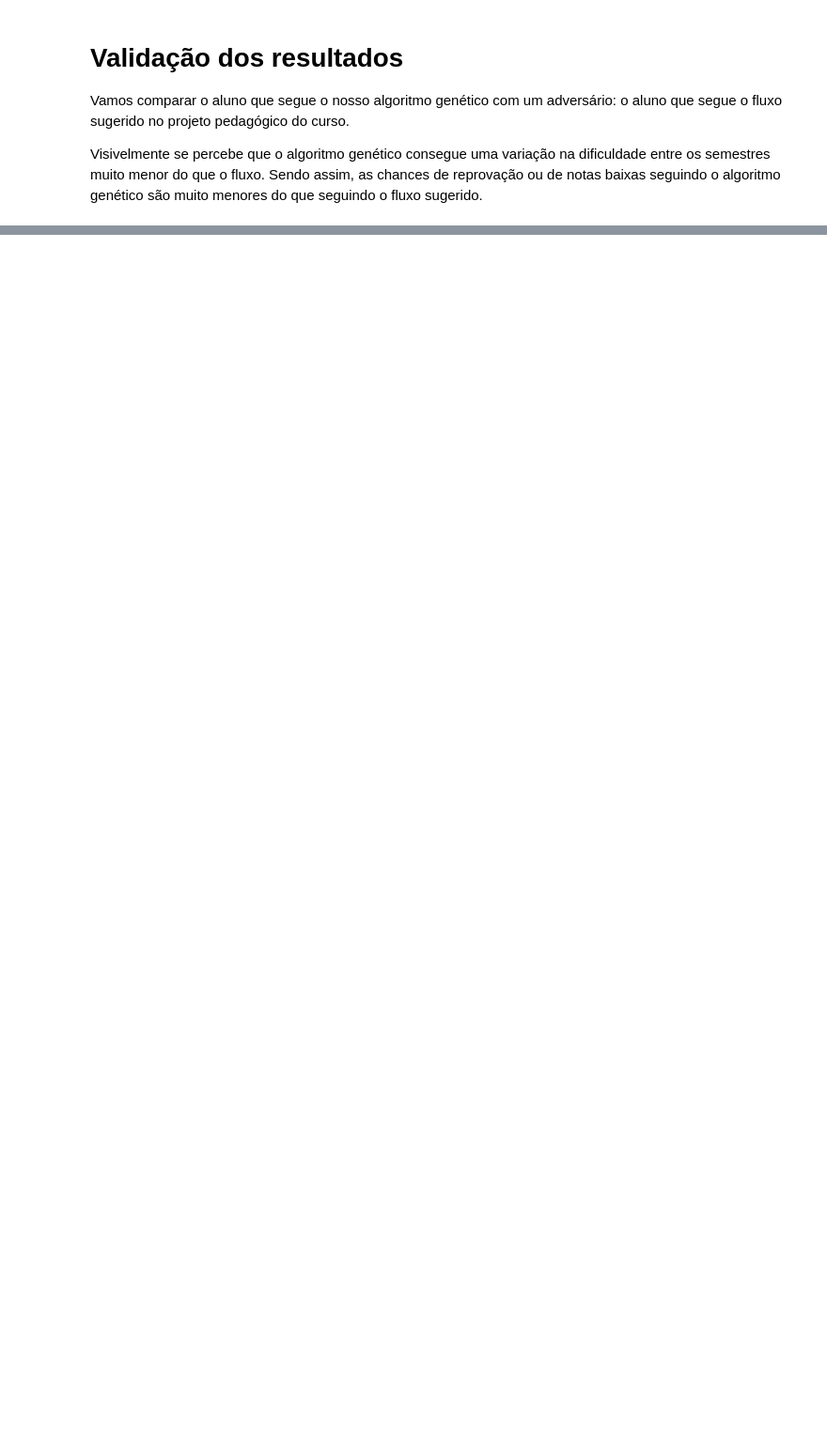
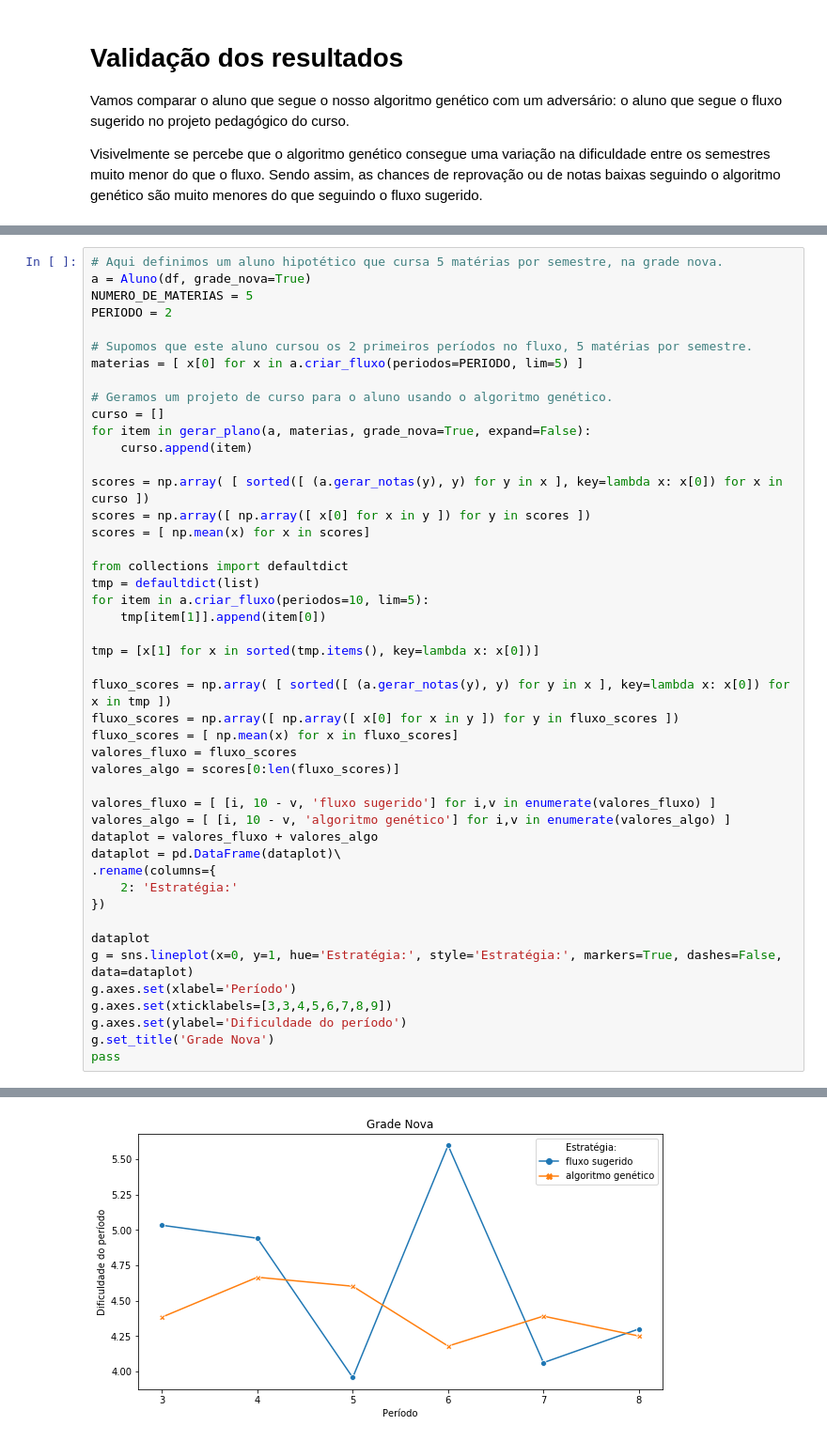
Before and after one commit to luanagbmartins/inteligencia-artificial, a Jupyter notebook: Módulo 5 - Algoritmos Genéticos/Rascunho.ipynb, the cells around one changed output, grey strips where cells are left out. Shown at 94% size. Cells and saved outputs as stored; diff of their text form; blank space fills up the shorter version.

```diff
--- a/Módulo 5 - Algoritmos Genéticos/Rascunho.ipynb
+++ b/Módulo 5 - Algoritmos Genéticos/Rascunho.ipynb
@@ -738,0 +744,47 @@ pass
+# %%
+# Aqui definimos um aluno hipotético que cursa 5 matérias por semestre, na grade nova.
+a = Aluno(df, grade_nova=True)
+NUMERO_DE_MATERIAS = 5
+PERIODO = 2
+
+# Supomos que este aluno cursou os 2 primeiros períodos no fluxo, 5 matérias por semestre.
+materias = [ x[0] for x in a.criar_fluxo(periodos=PERIODO, lim=5) ]
+
+# Geramos um projeto de curso para o aluno usando o algoritmo genético.
+curso = []
+for item in gerar_plano(a, materias, grade_nova=True, expand=False):
+    curso.append(item)
+
+scores = np.array( [ sorted([ (a.gerar_notas(y), y) for y in x ], key=lambda x: x[0]) for x in curso ])
+scores = np.array([ np.array([ x[0] for x in y ]) for y in scores ])
+scores = [ np.mean(x) for x in scores]
+
+from collections import defaultdict
+tmp = defaultdict(list)
+for item in a.criar_fluxo(periodos=10, lim=5):
+    tmp[item[1]].append(item[0])
+
+tmp = [x[1] for x in sorted(tmp.items(), key=lambda x: x[0])]
+
+fluxo_scores = np.array( [ sorted([ (a.gerar_notas(y), y) for y in x ], key=lambda x: x[0]) for x in tmp ])
+fluxo_scores = np.array([ np.array([ x[0] for x in y ]) for y in fluxo_scores ])
+fluxo_scores = [ np.mean(x) for x in fluxo_scores]
+valores_fluxo = fluxo_scores
+valores_algo = scores[0:len(fluxo_scores)]
+
+valores_fluxo = [ [i, 10 - v, 'fluxo sugerido'] for i,v in enumerate(valores_fluxo) ]
+valores_algo = [ [i, 10 - v, 'algoritmo genético'] for i,v in enumerate(valores_algo) ]
+dataplot = valores_fluxo + valores_algo
+dataplot = pd.DataFrame(dataplot)\
+.rename(columns={
+    2: 'Estratégia:'
+})
+
+dataplot
+g = sns.lineplot(x=0, y=1, hue='Estratégia:', style='Estratégia:', markers=True, dashes=False, data=dataplot)
+g.axes.set(xlabel='Período')
+g.axes.set(xticklabels=[3,3,4,5,6,7,8,9])
+g.axes.set(ylabel='Dificuldade do período')
+g.set_title('Grade Nova')
+pass
+# %% [output]
@@ -738,0 +795 @@ pass
+[figure, added]
```
Also changed, not shown: parts of 6 cells of this notebook.
